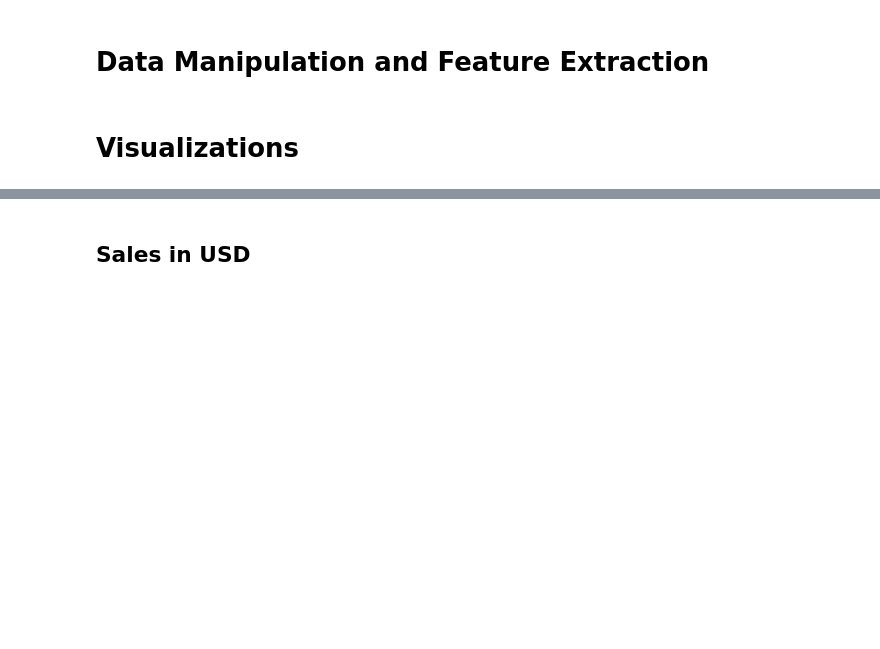
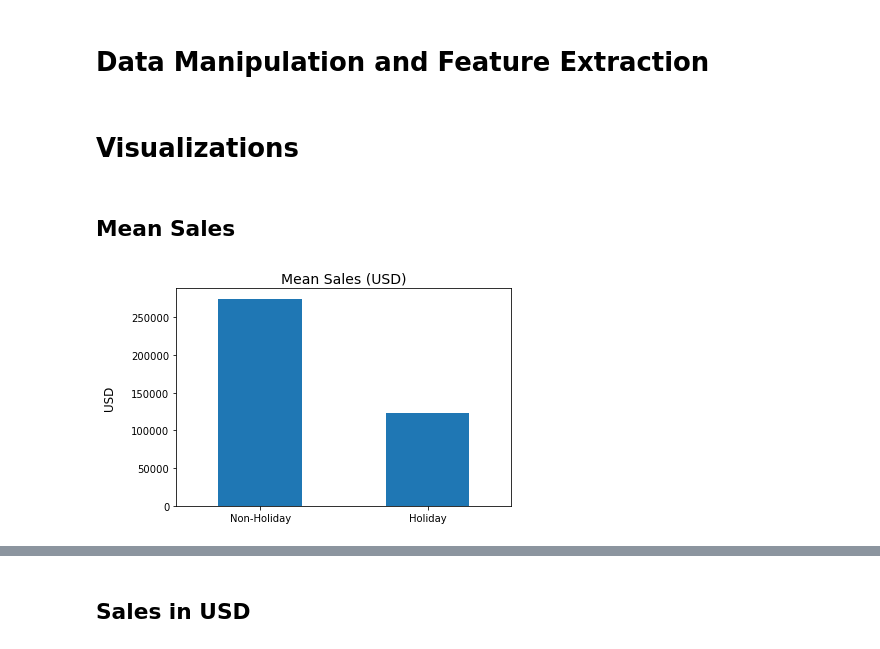
Before and after one commit to jvgalvin/Portfolio, a Jupyter notebook: project_1_4.ipynb, the cells around one changed output, grey strips where cells are left out. Saved outputs shown, nothing was run; the diff lists cells and outputs as text; code cells hidden in the pictures; blank space fills up the shorter version.

Commit message:
Additional visualizations

```diff
--- a/project_1_4.ipynb
+++ b/project_1_4.ipynb
@@ -225,3 +268,14 @@ df["next_6_meals"] = df["meals_sold"].rolling(6).sum().shift(-6)
 df["next_7_meals"] = df["meals_sold"].rolling(7).sum().shift(-7)
 # %% [markdown]
 # Visualizations
+# %% [markdown]
+## Mean Sales
+# %%
+labels = ["Non-Holiday", "Holiday"]
+df.groupby("is_holiday")["usd"].mean().plot(kind="bar")
+plt.title("Mean Sales (USD)", fontsize=14)
+plt.ylabel("USD", fontsize=12, labelpad=15)
+plt.xlabel("")
+plt.xticks([0, 1], labels, rotation=0);
+# %% [output]
+[figure, added]
```
Also changed, not shown: parts of 10 cells of this notebook.
